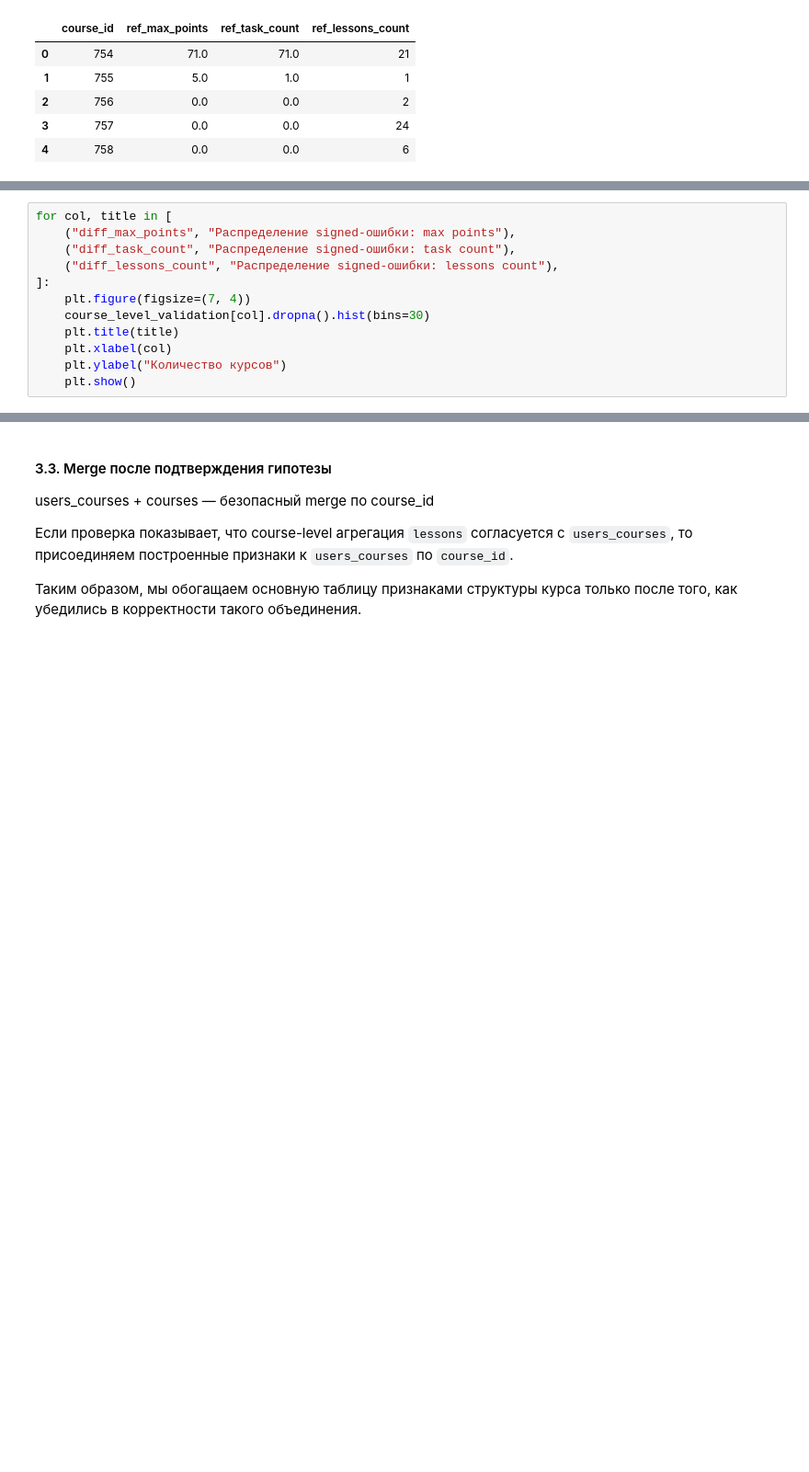
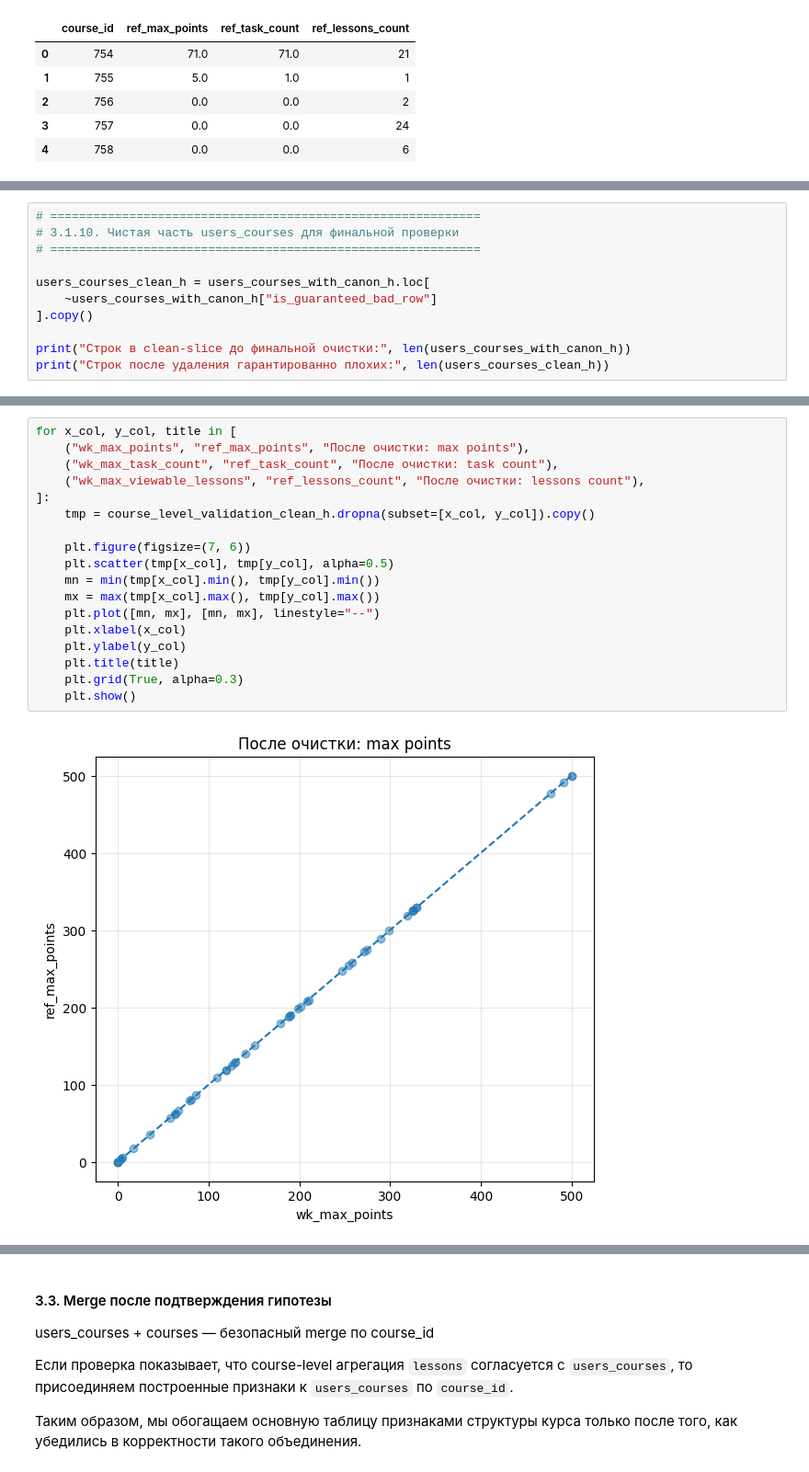
Before and after one commit to AntonDudDm/Xakaton, a Jupyter notebook: notebooks/EDA.ipynb, the cells around one changed output, grey strips where cells are left out. Shown at 92% size. Saved outputs shown, nothing was run; the diff lists cells and outputs as text; blank space fills up the shorter version.

```diff
--- a/notebooks/EDA.ipynb
+++ b/notebooks/EDA.ipynb
@@ -1436,12 +1181,0 @@ display(problem_courses.head(20))
-# %%
-for col, title in [
-    ("diff_max_points", "Распределение signed-ошибки: max points"),
-    ("diff_task_count", "Распределение signed-ошибки: task count"),
-    ("diff_lessons_count", "Распределение signed-ошибки: lessons count"),
-]:
-    plt.figure(figsize=(7, 4))
-    course_level_validation[col].dropna().hist(bins=30)
-    plt.title(title)
-    plt.xlabel(col)
-    plt.ylabel("Количество курсов")
-    plt.show()
@@ -1451,0 +1374,11 @@ for col, title in [
+# %%
+# ============================================================
+# 3.1.10. Чистая часть users_courses для финальной проверки
+# ============================================================
+
+users_courses_clean_h = users_courses_with_canon_h.loc[
+    ~users_courses_with_canon_h["is_guaranteed_bad_row"]
+].copy()
+
+print("Строк в clean-slice до финальной очистки:", len(users_courses_with_canon_h))
+print("Строк после удаления гарантированно плохих:", len(users_courses_clean_h))
@@ -1451,0 +1471,20 @@ for col, title in [
+# %%
+for x_col, y_col, title in [
+    ("wk_max_points", "ref_max_points", "После очистки: max points"),
+    ("wk_max_task_count", "ref_task_count", "После очистки: task count"),
+    ("wk_max_viewable_lessons", "ref_lessons_count", "После очистки: lessons count"),
+]:
+    tmp = course_level_validation_clean_h.dropna(subset=[x_col, y_col]).copy()
+
+    plt.figure(figsize=(7, 6))
+    plt.scatter(tmp[x_col], tmp[y_col], alpha=0.5)
+    mn = min(tmp[x_col].min(), tmp[y_col].min())
+    mx = max(tmp[x_col].max(), tmp[y_col].max())
+    plt.plot([mn, mx], [mn, mx], linestyle="--")
+    plt.xlabel(x_col)
+    plt.ylabel(y_col)
+    plt.title(title)
+    plt.grid(True, alpha=0.3)
+    plt.show()
+# %% [output]
+[figure, added]
```
Also changed, not shown: parts of 40 cells of this notebook, 1 other file.
